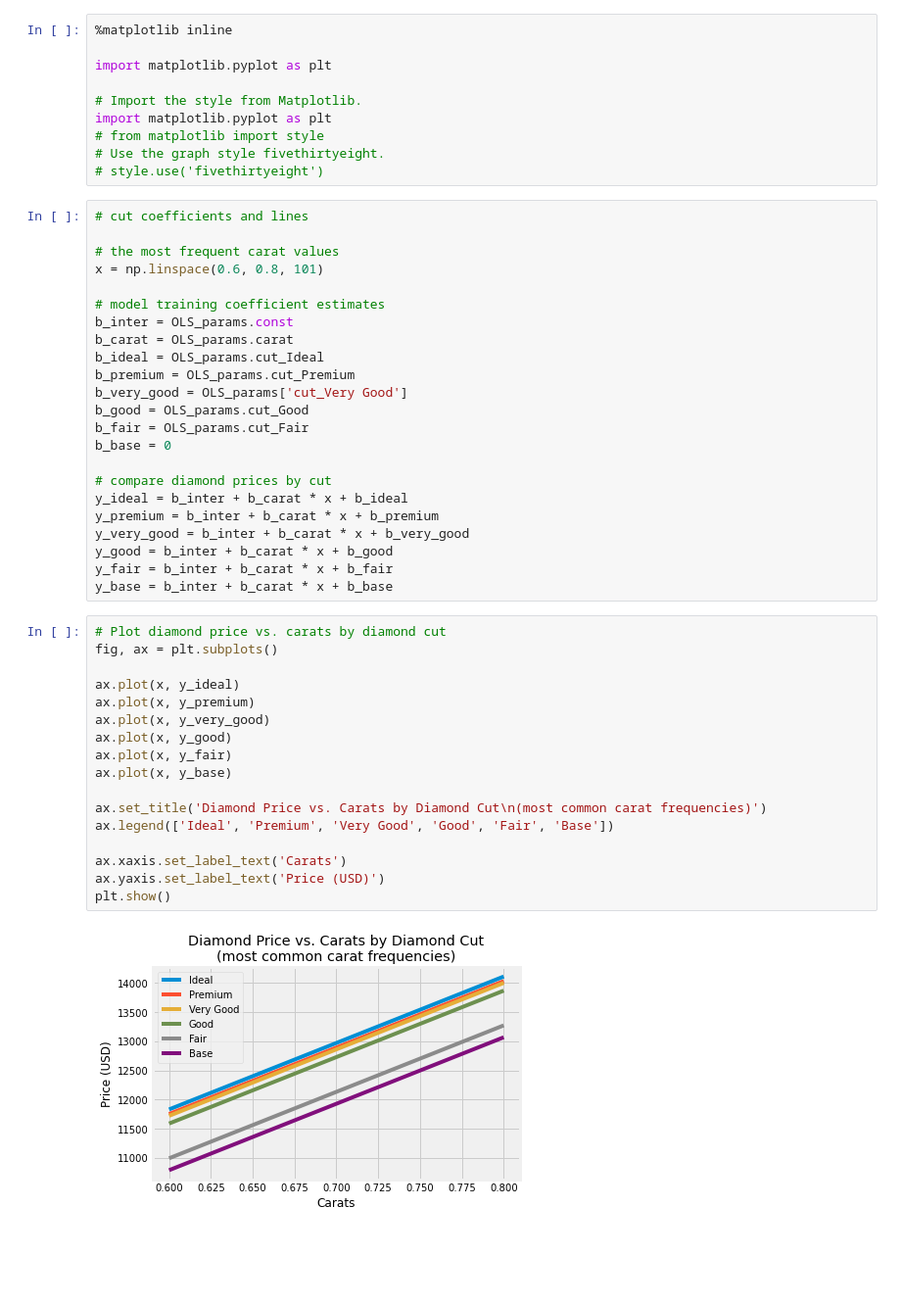
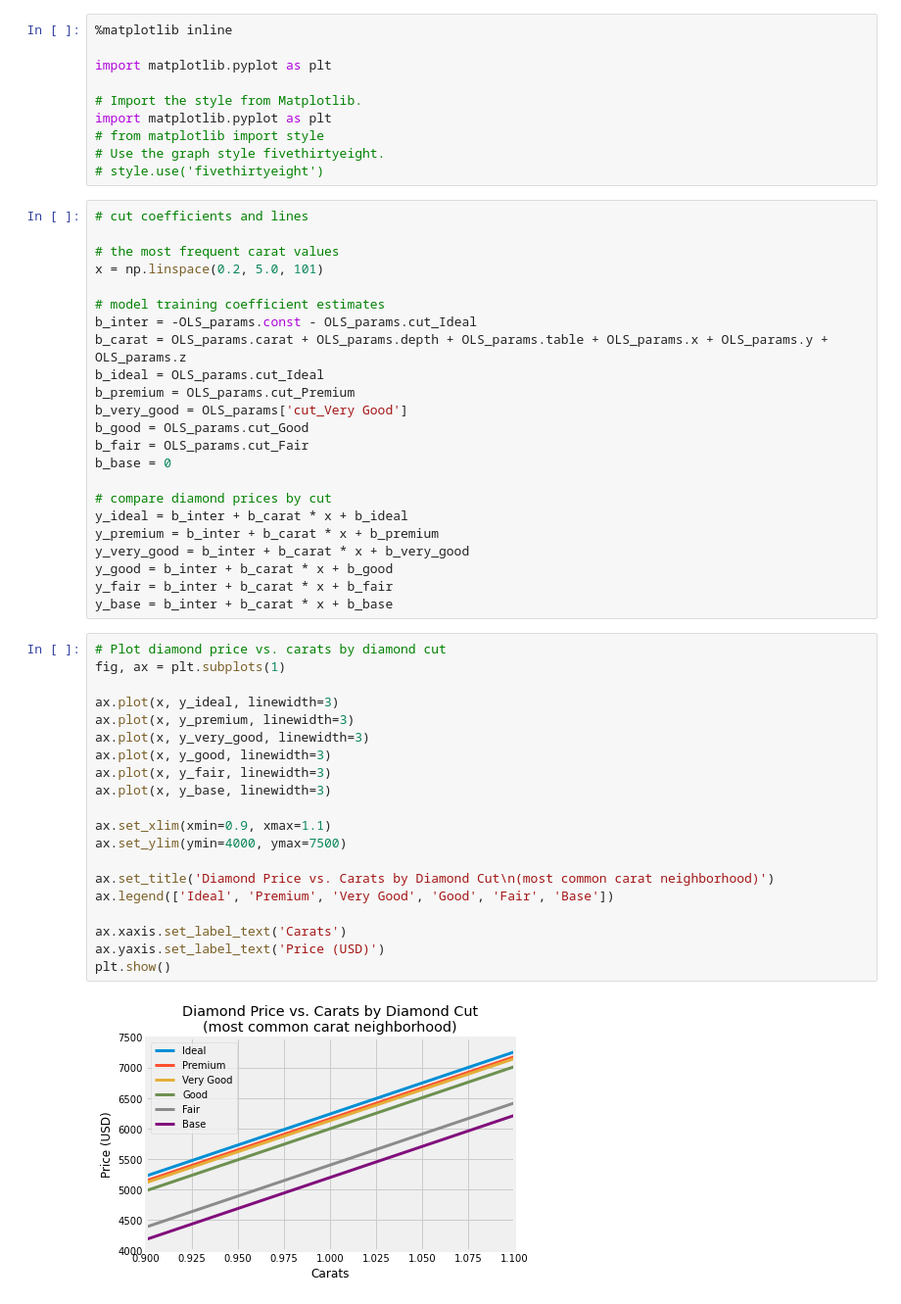
Before and after one commit to telwoo/final-project, a Jupyter notebook: import_provisional_data.ipynb, the cells around one changed output. Shown: that part at 98% size. Saved outputs shown, nothing was run; the diff lists cells and outputs as text; blank space fills up the shorter version.

Commit message:
sanity checks on prices

```diff
--- a/import_provisional_data.ipynb
+++ b/import_provisional_data.ipynb
@@ -411,11 +411,11 @@ import matplotlib.pyplot as plt
 # cut coefficients and lines
 
 # the most frequent carat values
-x = np.linspace(0.6, 0.8, 101)
+x = np.linspace(0.2, 5.0, 101)
 
 # model training coefficient estimates
-b_inter = OLS_params.const
-b_carat = OLS_params.carat
+b_inter = -OLS_params.const - OLS_params.cut_Ideal
+b_carat = OLS_params.carat + OLS_params.depth + OLS_params.table + OLS_params.x + OLS_params.y + OLS_params.z
 b_ideal = OLS_params.cut_Ideal
 b_premium = OLS_params.cut_Premium
 b_very_good = OLS_params['cut_Very Good']
@@ -432,20 +432,23 @@ y_fair = b_inter + b_carat * x + b_fair
 y_base = b_inter + b_carat * x + b_base
 # %%
 # Plot diamond price vs. carats by diamond cut
-fig, ax = plt.subplots()
+fig, ax = plt.subplots(1)
 
-ax.plot(x, y_ideal)
-ax.plot(x, y_premium)
-ax.plot(x, y_very_good)
-ax.plot(x, y_good)
-ax.plot(x, y_fair)
-ax.plot(x, y_base)
+ax.plot(x, y_ideal, linewidth=3)
+ax.plot(x, y_premium, linewidth=3)
+ax.plot(x, y_very_good, linewidth=3)
+ax.plot(x, y_good, linewidth=3)
+ax.plot(x, y_fair, linewidth=3)
+ax.plot(x, y_base, linewidth=3)
 
-ax.set_title('Diamond Price vs. Carats by Diamond Cut\n(most common carat frequencies)')
+ax.set_xlim(xmin=0.9, xmax=1.1)
+ax.set_ylim(ymin=4000, ymax=7500)
+
+ax.set_title('Diamond Price vs. Carats by Diamond Cut\n(most common carat neighborhood)')
 ax.legend(['Ideal', 'Premium', 'Very Good', 'Good', 'Fair', 'Base'])
 
 ax.xaxis.set_label_text('Carats')
 ax.yaxis.set_label_text('Price (USD)')
 plt.show()
 # %% [output]
-[figure, old version]
+[figure, new version]
```
Also changed, not shown: parts of 7 cells of this notebook.
